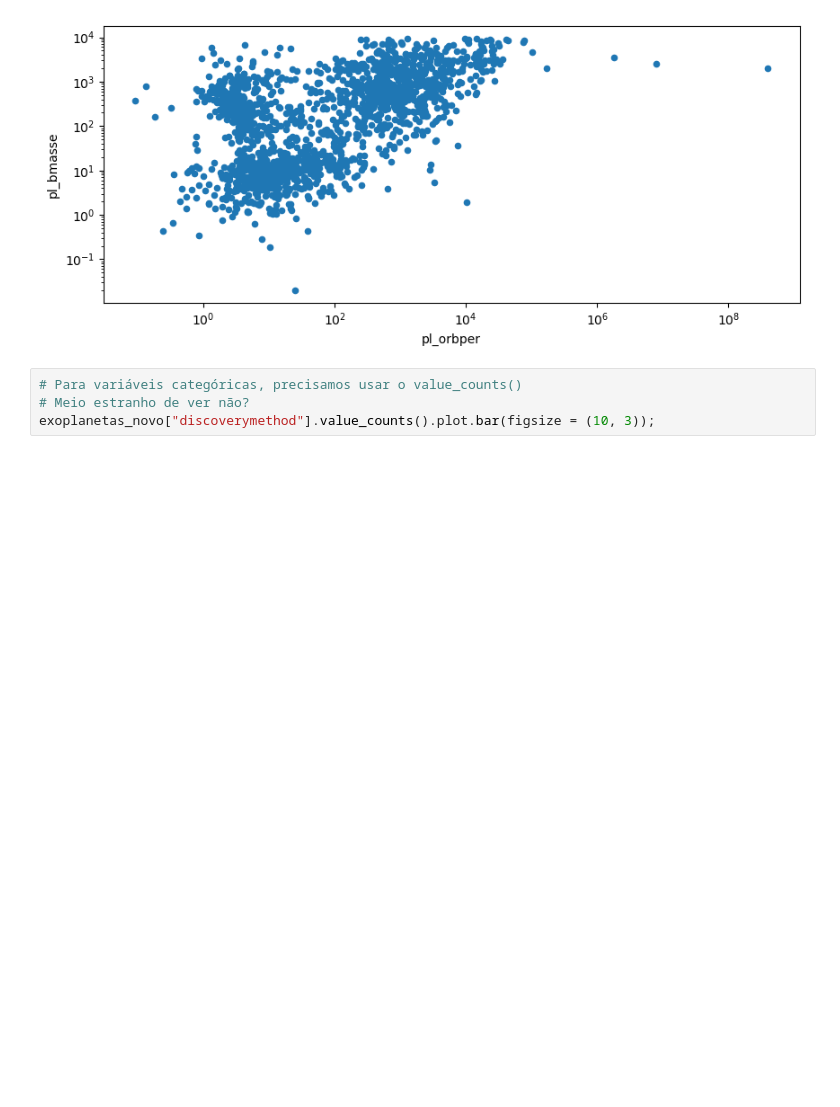
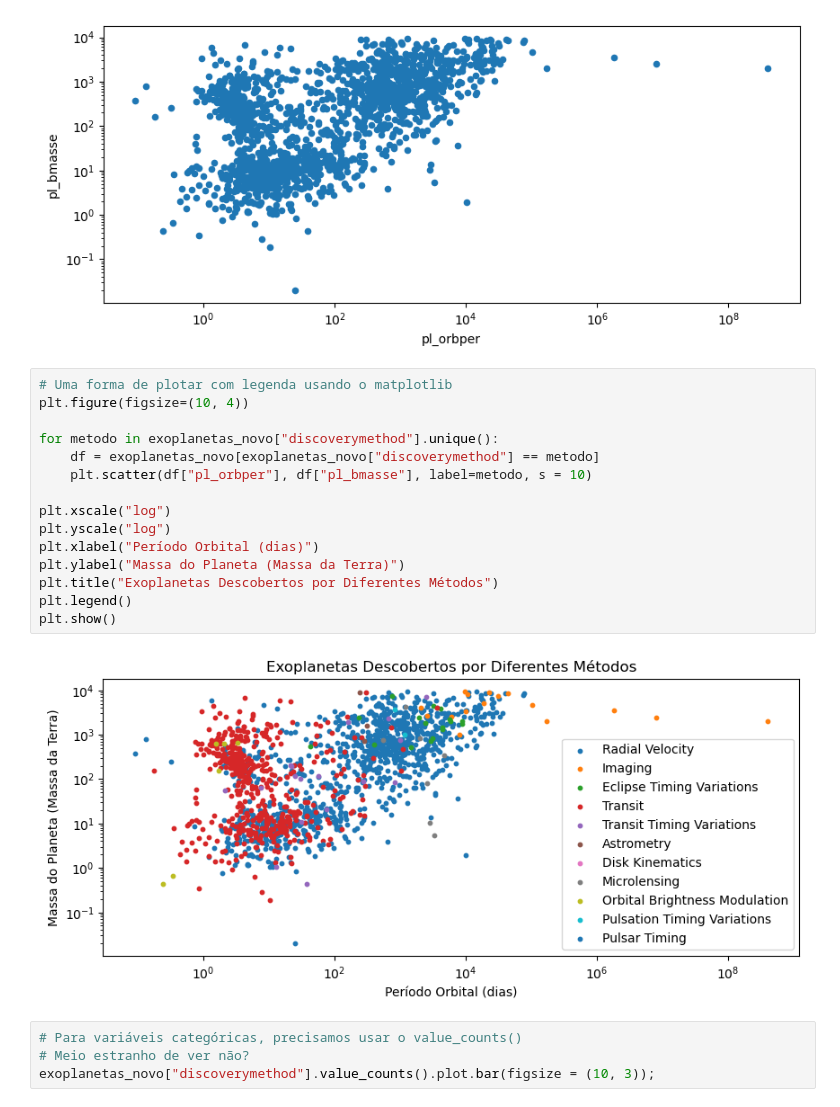
Before and after one commit to SarahBarbosa/curso-python-ufc, a Jupyter notebook: Notebooks/Aula07.ipynb, the cells around one changed output. Drawn from its saved outputs; the diff is of its cells as text; blank space fills up the shorter version.

Commit message:
solucionario + plot na aula07

```diff
--- a/Notebooks/Aula07.ipynb
+++ b/Notebooks/Aula07.ipynb
@@ -1255,6 +1255,23 @@ plt.xscale("log")
 plt.yscale("log")
 # %% [output]
 [figure]
+# %%
+# Uma forma de plotar com legenda usando o matplotlib
+plt.figure(figsize=(10, 4))
+
+for metodo in exoplanetas_novo["discoverymethod"].unique():
+    df = exoplanetas_novo[exoplanetas_novo["discoverymethod"] == metodo]
+    plt.scatter(df["pl_orbper"], df["pl_bmasse"], label=metodo, s = 10)
+
+plt.xscale("log")
+plt.yscale("log")
+plt.xlabel("Período Orbital (dias)")
+plt.ylabel("Massa do Planeta (Massa da Terra)")
+plt.title("Exoplanetas Descobertos por Diferentes Métodos")
+plt.legend()
+plt.show()
+# %% [output]
+[figure, added]
 # %%
 # Para variáveis categóricas, precisamos usar o value_counts()
 # Meio estranho de ver não?
```
Also changed, not shown: parts of 4 cells of this notebook, 14 other files.
